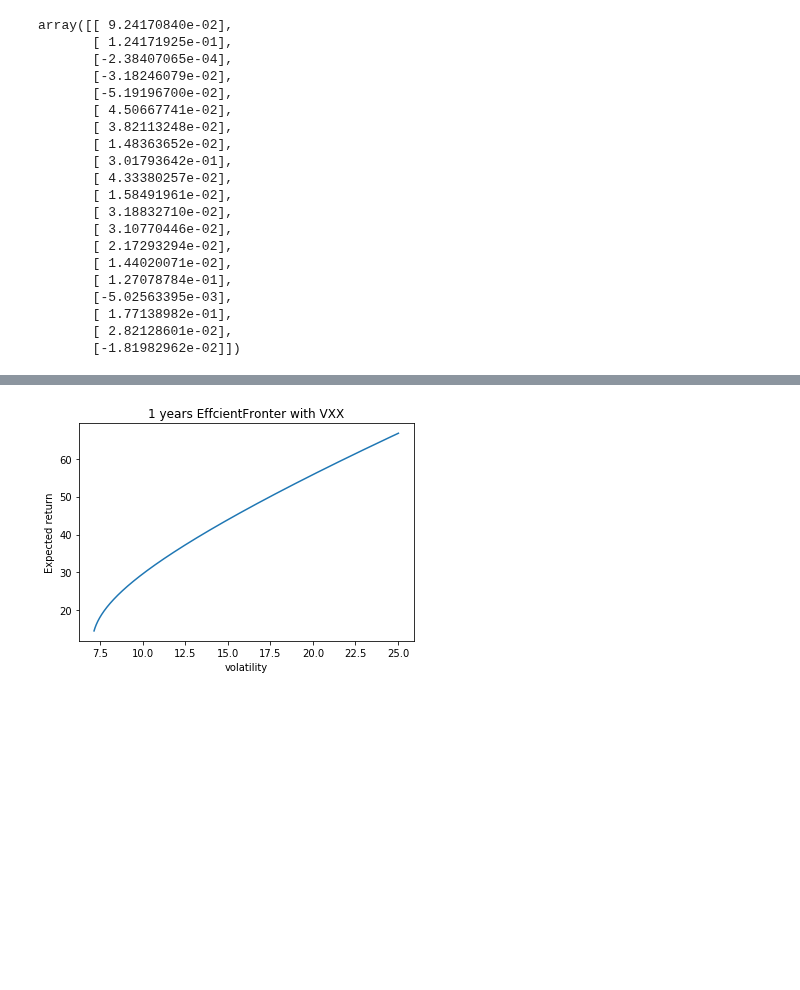
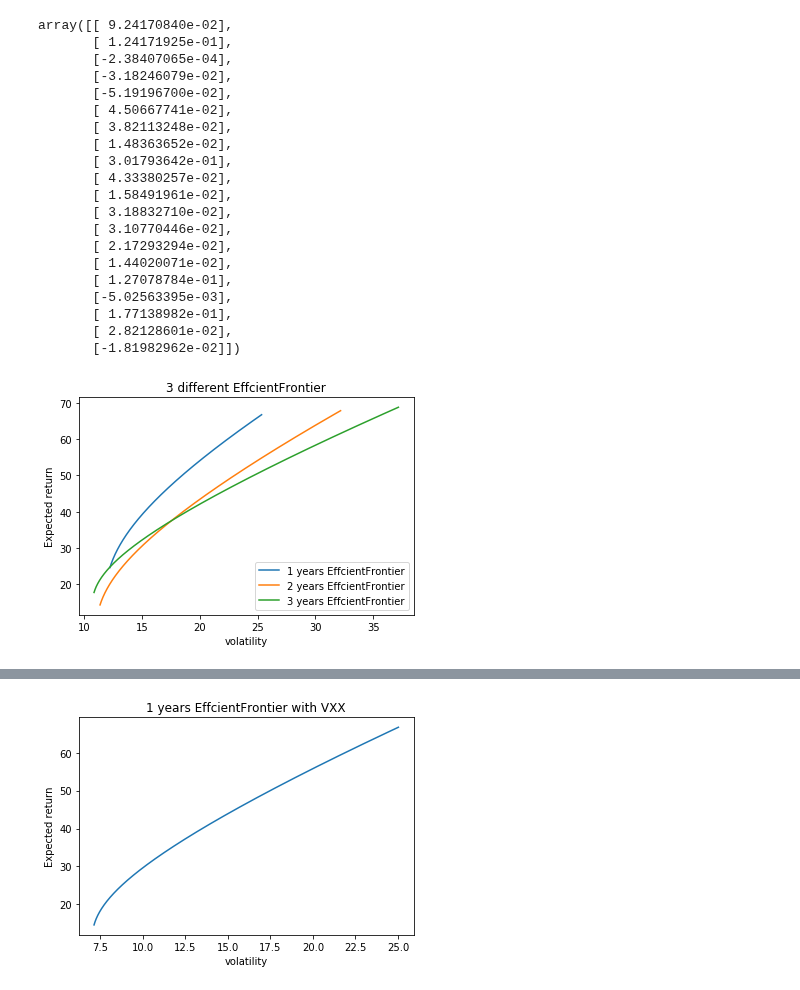
Before and after one commit to wuchenyu38/MA574_Portfolio-Valuation-and-Risk-Management, a Jupyter notebook: src/Markowitz2.ipynb, the cells around one changed output, grey strips where cells are left out. Cells and saved outputs as stored; diff of their text form; code cells hidden in the pictures; blank space fills up the shorter version.

```diff
--- a/src/Markowitz2.ipynb
+++ b/src/Markowitz2.ipynb
@@ -202,6 +202,17 @@ array([[ 9.24170840e-02],
        [ 1.77138982e-01],
        [ 2.82128601e-02],
        [-1.81982962e-02]])
+# %%
+plt.plot(sigma1,mu1,label = "1 years EffcientFrontier")
+plt.plot(sigma2,mu2,label = "2 years EffcientFrontier")
+plt.plot(sigma3,mu3,label = "3 years EffcientFrontier")
+plt.ylabel("Expected return")
+plt.xlabel("volatility")
+plt.title("3 different EffcientFrontier")
+plt.legend()
+plt.show()
+# %% [output]
+[figure, added]
 # %%
 R_copy = R.copy()
 vxx = pd.read_csv('VXX.csv')
```
Also changed, not shown: parts of 11 cells of this notebook.
